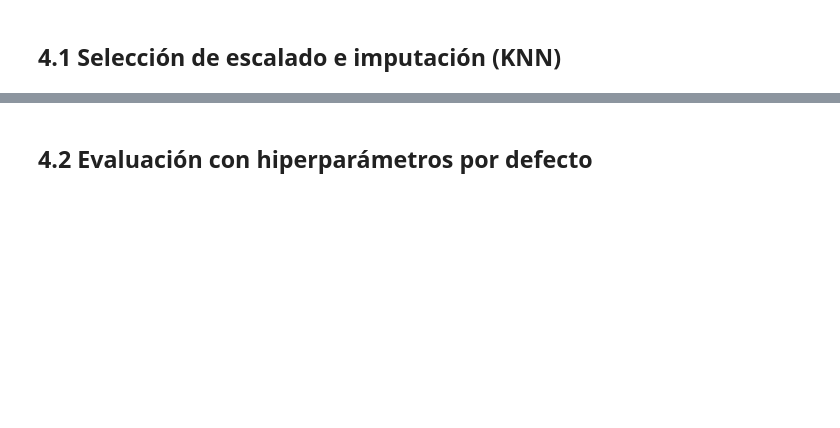
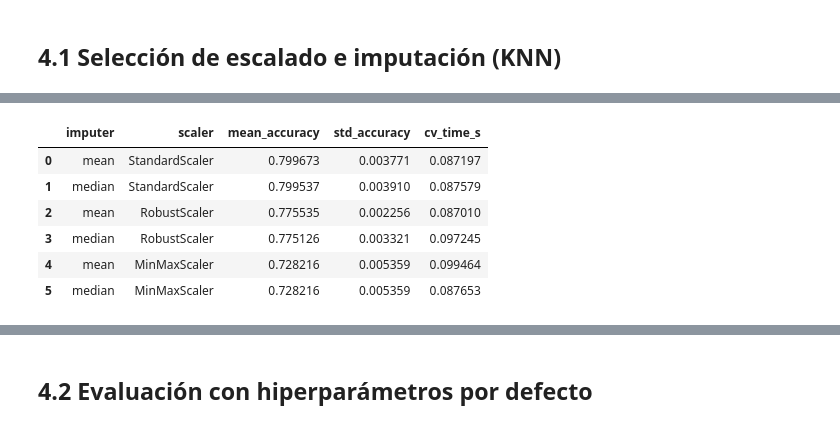
Before and after one commit to 100495785/Grupo17_Practica1, a Jupyter notebook: EDA_Practica1.ipynb, the cells around one changed output, grey strips where cells are left out. Drawn from its saved outputs; the diff is of its cells as text; code cells hidden in the pictures; blank space fills up the shorter version.

```diff
--- a/EDA_Practica1.ipynb
+++ b/EDA_Practica1.ipynb
@@ -406,0 +451,64 @@ cv = StratifiedKFold(
+# %%
+import time
+import numpy as np
+import pandas as pd
+
+from sklearn.pipeline import Pipeline
+from sklearn.impute import SimpleImputer
+from sklearn.preprocessing import StandardScaler, MinMaxScaler, RobustScaler, OneHotEncoder
+from sklearn.compose import ColumnTransformer
+from sklearn.neighbors import KNeighborsClassifier
+from sklearn.model_selection import cross_val_score
+
+categorical_cols = X_train.select_dtypes(include=["object"]).columns.tolist()
+numerical_cols   = X_train.select_dtypes(include=["int64","float64"]).columns.tolist()
+
+imputers = ["mean", "median"]
+scalers = [StandardScaler(), MinMaxScaler(), RobustScaler()]
+
+results = []
+for imputer_strategy in imputers:
+    for scaler in scalers:
+        numeric_transformer = Pipeline([
+            ("imputer", SimpleImputer(strategy=imputer_strategy)),
+            ("scaler", scaler),
+        ])
+        categorical_transformer = Pipeline([
+            ("imputer", SimpleImputer(strategy="most_frequent")),
+            ("onehot", OneHotEncoder(handle_unknown="ignore", sparse_output=False)),
+        ])
+        preprocessor = ColumnTransformer(
+            transformers=[
+                ("num", numeric_transformer, numerical_cols),
+                ("cat", categorical_transformer, categorical_cols),
+            ],
+            remainder="drop",
+        )
+
+        pipe = Pipeline([
+            ("preprocessor", preprocessor),
+            ("clf", KNeighborsClassifier()),
+        ])
+
+        t0 = time.time()
+        scores = cross_val_score(pipe, X_train, y_train, cv=cv, scoring="accuracy", n_jobs=-1)
+        elapsed = time.time() - t0
+
+        results.append({
+            "imputer": imputer_strategy,
+            "scaler": scaler.__class__.__name__,
+            "mean_accuracy": np.mean(scores),
+            "std_accuracy": np.std(scores),
+            "cv_time_s": elapsed,
+        })
+
+results_df = pd.DataFrame(results).sort_values("mean_accuracy", ascending=False).reset_index(drop=True)
+results_df
+# %% [output]
+|  | imputer | scaler | mean_accuracy | std_accuracy | cv_time_s |
+| 0 | mean | StandardScaler | 0.799673 | 0.003771 | 0.087197 |
+| 1 | median | StandardScaler | 0.799537 | 0.003910 | 0.087579 |
+| 2 | mean | RobustScaler | 0.775535 | 0.002256 | 0.087010 |
+| 3 | median | RobustScaler | 0.775126 | 0.003321 | 0.097245 |
+| 4 | mean | MinMaxScaler | 0.728216 | 0.005359 | 0.099464 |
+| 5 | median | MinMaxScaler | 0.728216 | 0.005359 | 0.087653 |
```
Also changed, not shown: parts of 34 cells of this notebook.
